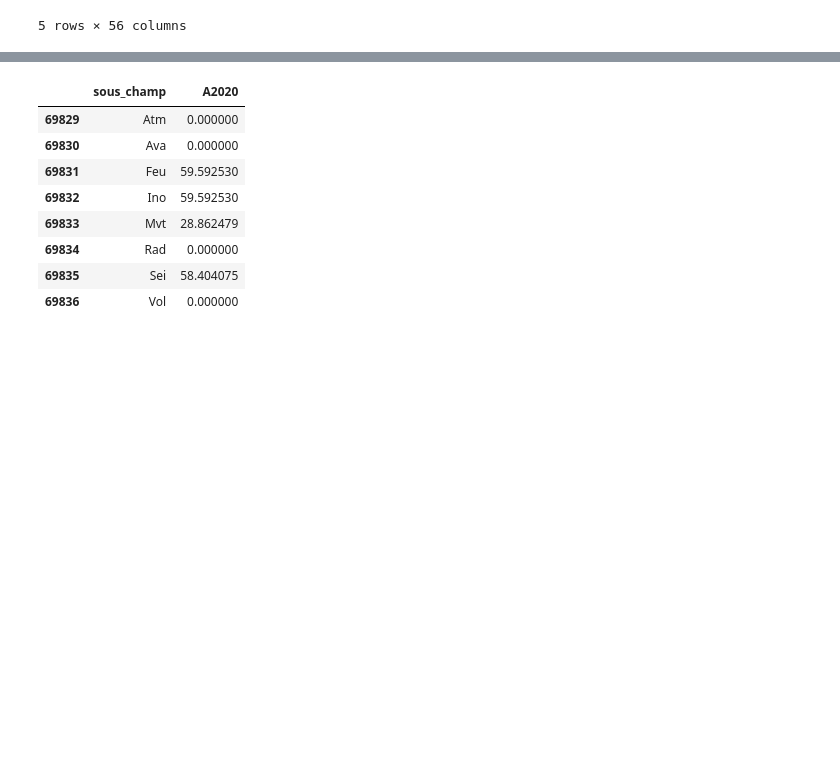
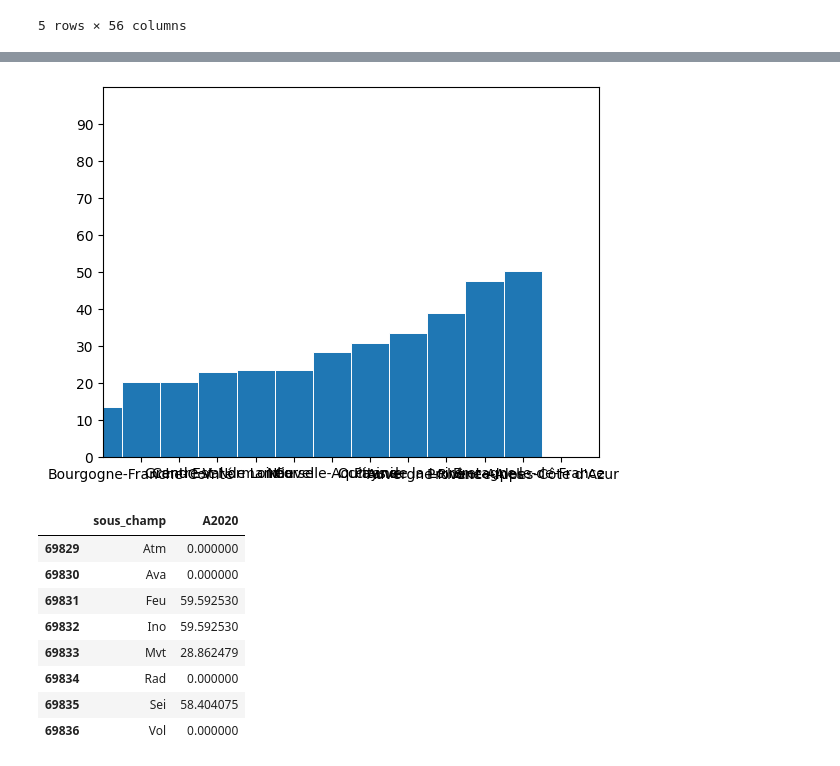
Before and after one commit to gbrugere/ProjPython, a Jupyter notebook: INSEE.ipynb, the cells around one changed output, grey strips where cells are left out. Drawn from its saved outputs; the diff is of its cells as text; code cells hidden in the pictures; blank space fills up the shorter version.

```diff
--- a/INSEE.ipynb
+++ b/INSEE.ipynb
@@ -59,0 +101,4 @@ risk_nat.head()
+# %%
+data_regions = pd.read_csv("/Users/sophiebataille/Desktop/Projet_Python/Bases_Annexes/data_regions.csv",sep=';')
+data_regions.rename(columns={'Region':'region_name'},inplace=True)
+data_regions.head()
@@ -59,0 +112,3 @@ risk_nat.head()
+# %%
+R = pd.merge(risques.groupby(["region_name"])["A2020"].mean(),data_regions,how="right",on=["region_name"])
+R.head(18)
@@ -59,0 +130,5 @@ risk_nat.head()
+# %%
+#DataFrame - proportion de commune considérées comme à risque dans chacune des régions de France métropolitaine (tout risque confondu)
+R["A2020"] = R["A2020"]/R["nb_communes"]*R["nb_dep"]*100
+R.rename(columns={'A2020':'Prop_communes'},inplace=True)
+R.head(13)
@@ -59,0 +150,3 @@ risk_nat.head()
+# %%
+R = R.sort_values(by="Prop_communes")
+R.head(13)
@@ -60,3 +168,17 @@ risk_nat.head()
+# %%
+#Visualisation graphique des disparités entre région
+fig, ax = plt.subplots()
+x=R["region_name"]
+y=R["Prop_communes"]
+ax.bar(x, y, width=1, edgecolor="white", linewidth=0.7)
+
+ax.set(xlim=(0, 13), xticks=np.arange(1, 13),
+       ylim=(0, 100), yticks=np.arange(0, 100,10))
+ax.
+
+plt.show()
+# %% [output]
+[figure, added]
 # %%
 #dataframe contenant le % de commune du département considéré classées "risque naturel majeur",
 data_dep = pd.concat([risk_nat["sous_champ"],risk_nat["A2020"]/589*100],axis=1)
```
Also changed, not shown: parts of 8 cells of this notebook, 2 other files.
